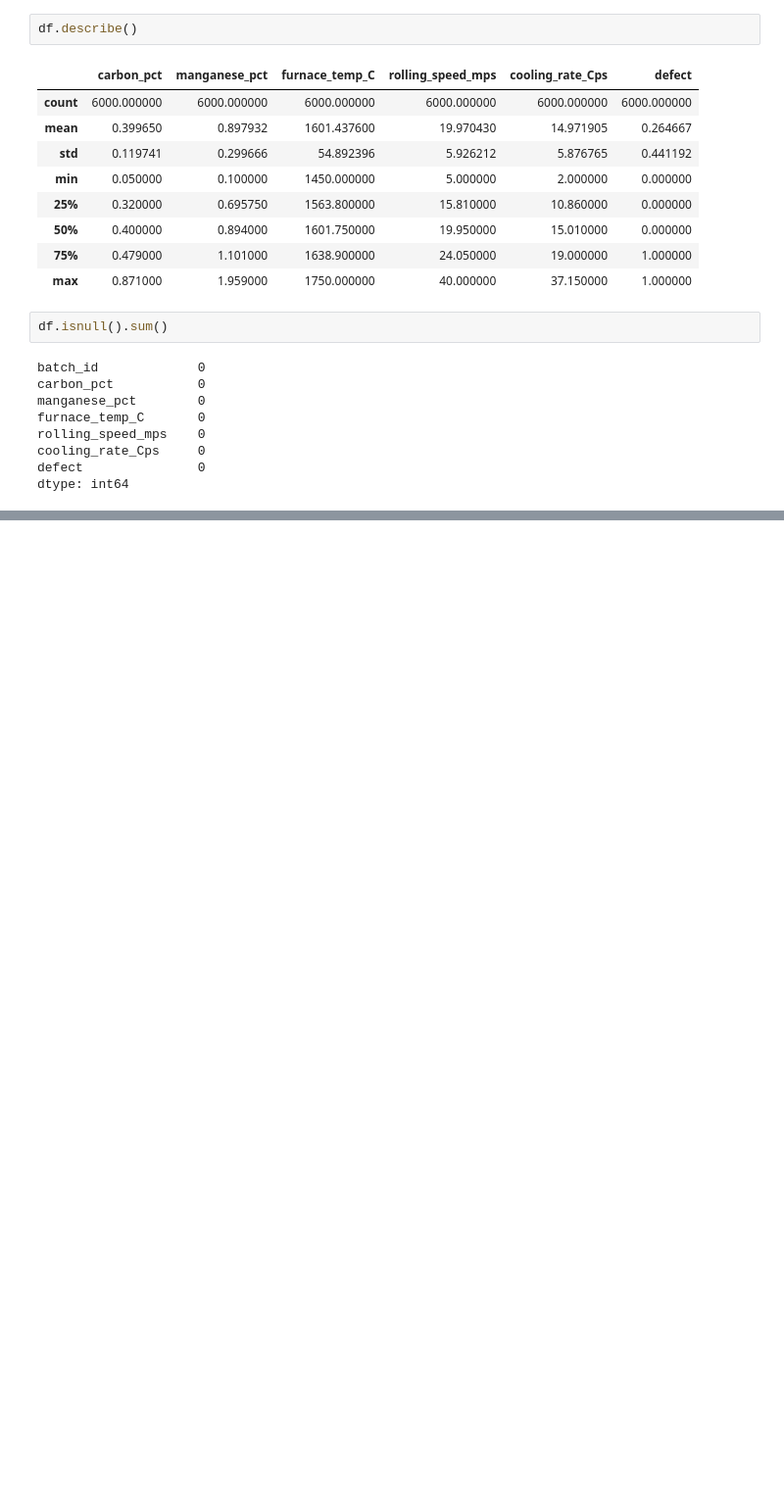
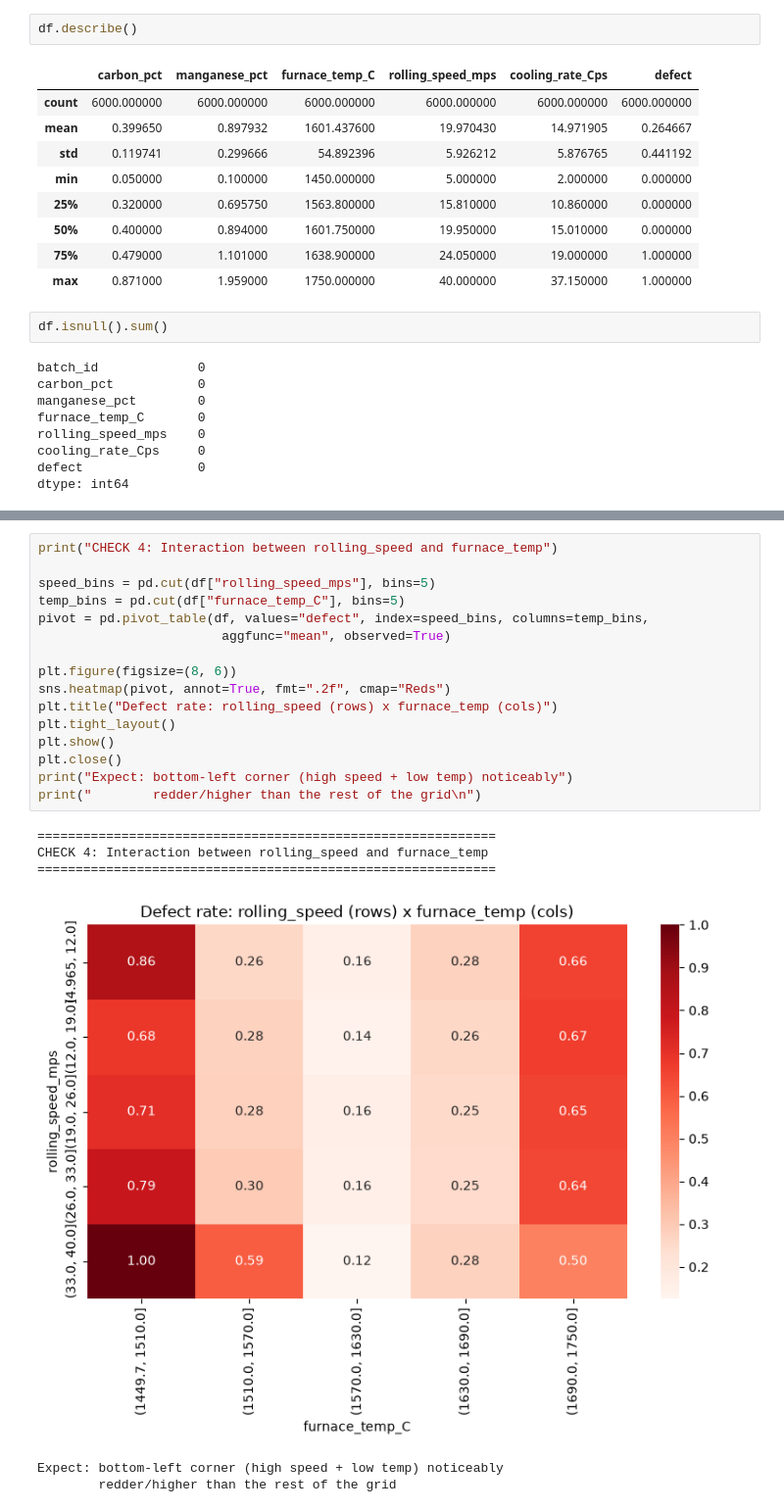
Before and after one commit to Koushikv18/SteelVision, a Jupyter notebook: src/notebooks/eda.ipynb, the cells around one changed output, grey strips where cells are left out. Shown at 98% size. Cells and saved outputs as stored; diff of their text form; blank space fills up the shorter version.

```diff
--- a/src/notebooks/eda.ipynb
+++ b/src/notebooks/eda.ipynb
@@ -46,0 +109,23 @@ dtype: int64
+# %%
+print("CHECK 4: Interaction between rolling_speed and furnace_temp")
+
+speed_bins = pd.cut(df["rolling_speed_mps"], bins=5)
+temp_bins = pd.cut(df["furnace_temp_C"], bins=5)
+pivot = pd.pivot_table(df, values="defect", index=speed_bins, columns=temp_bins,
+                        aggfunc="mean", observed=True)
+
+plt.figure(figsize=(8, 6))
+sns.heatmap(pivot, annot=True, fmt=".2f", cmap="Reds")
+plt.title("Defect rate: rolling_speed (rows) x furnace_temp (cols)")
+plt.tight_layout()
+plt.show()
+plt.close()
+print("Expect: bottom-left corner (high speed + low temp) noticeably")
+print("        redder/higher than the rest of the grid\n")
+# %% [output]
+============================================================
+CHECK 4: Interaction between rolling_speed and furnace_temp
+============================================================
+[figure, added]
+Expect: bottom-left corner (high speed + low temp) noticeably
+        redder/higher than the rest of the grid
```
Also changed, not shown: parts of 6 cells of this notebook.
